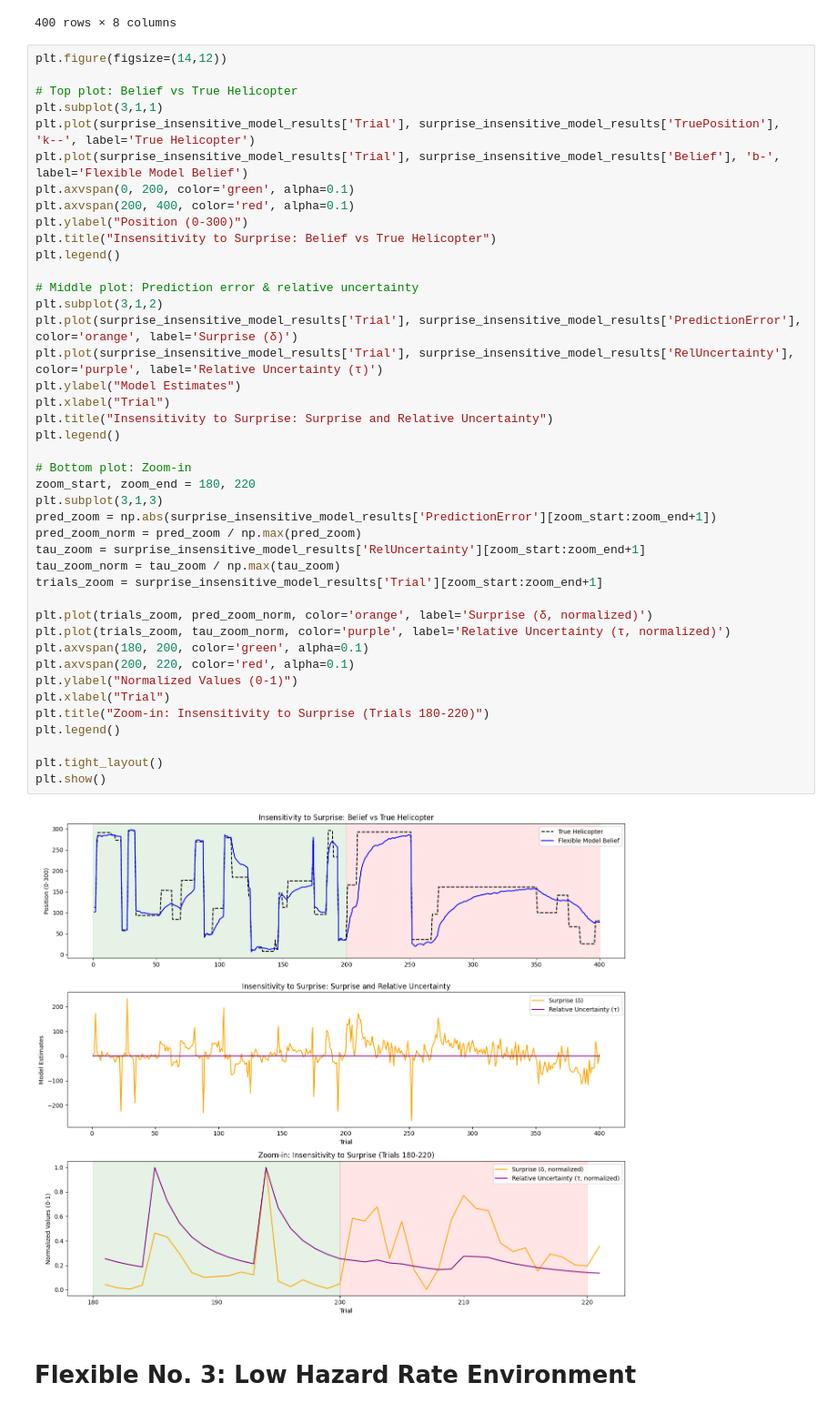
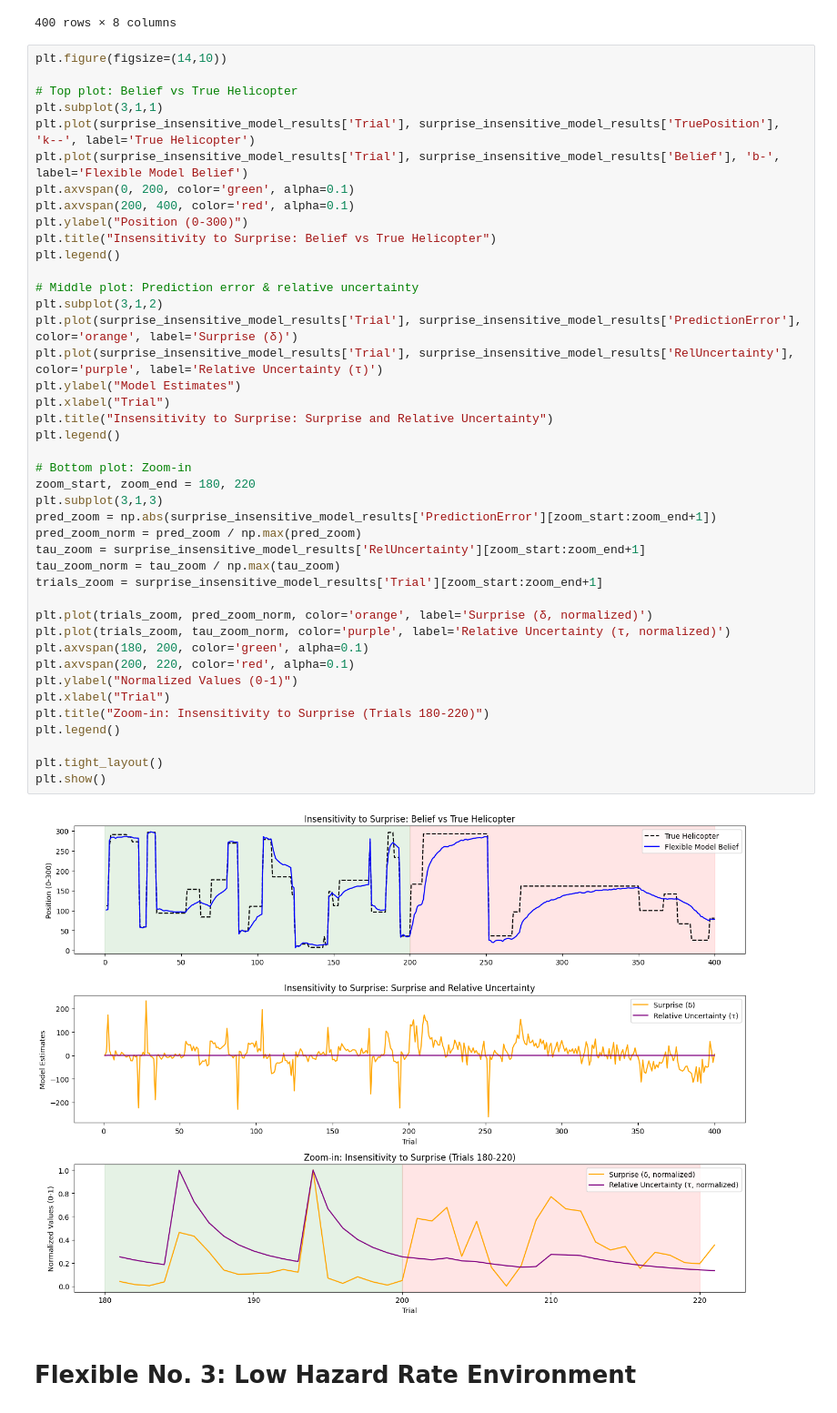
Before and after one commit to asukakuwahara/Nassar_et_al_2016, a Jupyter notebook: Nassar_2016_Norm,_Flex,_and_Demo_Rough.ipynb, the cells around one changed output. Shown at 91% size. Drawn from its saved outputs; the diff is of its cells as text.

```diff
--- a/Nassar_2016_Norm,_Flex,_and_Demo_Rough.ipynb
+++ b/Nassar_2016_Norm,_Flex,_and_Demo_Rough.ipynb
@@ -627,7 +627,7 @@ display(surprise_insensitive_model_results)
 | 399 | 400 | 80.603208 | 83.123643 | 77.431791 | 0.000855 | 0.038264 | 0.039086 | 5.923371 |
 400 rows × 8 columns
 # %%
-plt.figure(figsize=(14,12))
+plt.figure(figsize=(14,10))
 
 # Top plot: Belief vs True Helicopter
 plt.subplot(3,1,1)
@@ -642,34 +642,34 @@ plt.legend()
 # Middle plot: Prediction error & relative uncertainty
 plt.subplot(3,1,2)
 plt.plot(surprise_insensitive_model_results['Trial'], surprise_insensitive_model_results['PredictionError'], color='orange', label='Surprise (δ)')
 plt.plot(surprise_insensitive_model_results['Trial'], surprise_insensitive_model_results['RelUncertainty'], color='purple', label='Relative Uncertainty (τ)')
 plt.ylabel("Model Estimates")
 plt.xlabel("Trial")
 plt.title("Insensitivity to Surprise: Surprise and Relative Uncertainty")
 plt.legend()
 
 # Bottom plot: Zoom-in
 zoom_start, zoom_end = 180, 220
 plt.subplot(3,1,3)
 pred_zoom = np.abs(surprise_insensitive_model_results['PredictionError'][zoom_start:zoom_end+1])
 pred_zoom_norm = pred_zoom / np.max(pred_zoom)
 tau_zoom = surprise_insensitive_model_results['RelUncertainty'][zoom_start:zoom_end+1]
 tau_zoom_norm = tau_zoom / np.max(tau_zoom)
 trials_zoom = surprise_insensitive_model_results['Trial'][zoom_start:zoom_end+1]
 
 plt.plot(trials_zoom, pred_zoom_norm, color='orange', label='Surprise (δ, normalized)')
 plt.plot(trials_zoom, tau_zoom_norm, color='purple', label='Relative Uncertainty (τ, normalized)')
 plt.axvspan(180, 200, color='green', alpha=0.1)
 plt.axvspan(200, 220, color='red', alpha=0.1)
 plt.ylabel("Normalized Values (0-1)")
 plt.xlabel("Trial")
 plt.title("Zoom-in: Insensitivity to Surprise (Trials 180-220)")
 plt.legend()
 
 plt.tight_layout()
 plt.show()
 # %% [output]
-[figure, old version]
+[figure, new version]
 # %% [markdown]
 # Flexible No. 3: Low Hazard Rate Environment
 # %%
```
Also changed, not shown: parts of 2 cells of this notebook.
